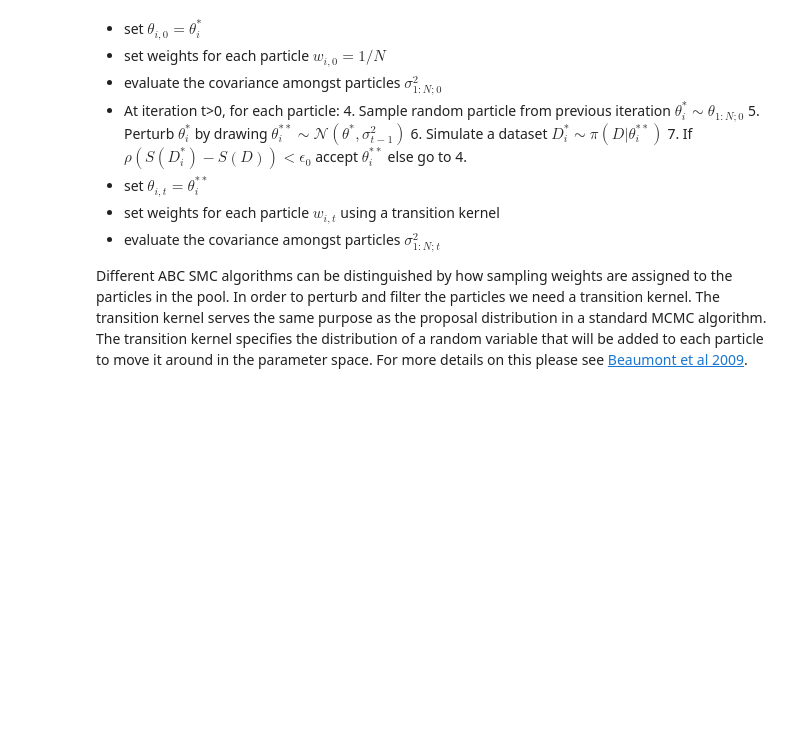
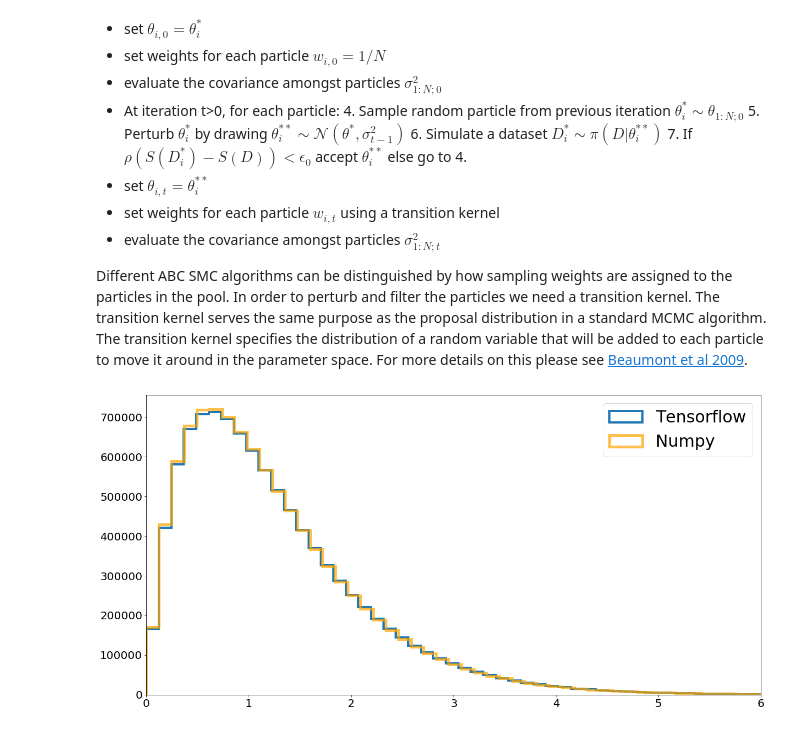
Before and after one commit to RogerMor/LMCpaper, a Jupyter notebook: LMC-disk-simul-FirstVersionRoger_ACG.ipynb, the cells around one changed output. Saved outputs shown, nothing was run; the diff lists cells and outputs as text; code cells hidden in the pictures; blank space fills up the shorter version.

Commit message:
Update the scale length for the numpy gamma
Update the scale length for the numpy gamma funtion

```diff
--- a/LMC-disk-simul-FirstVersionRoger_ACG.ipynb
+++ b/LMC-disk-simul-FirstVersionRoger_ACG.ipynb
@@ -32,12 +32,12 @@ import tensorflow as tf
 print("Tensorflow version " + tf.__version__)
 
 
-#import tensorflow_probability as tfp
-#import matplotlib
+import tensorflow_probability as tfp
+import matplotlib
 #import matplotlib.pyplot as plt
 #matplotlib.use('Agg')
-#tfd = tfp.distributions
-#tfb = tfp.bijectors
+tfd = tfp.distributions
+tfb = tfp.bijectors
 
 from tensorflow.python.ops import math_ops
 from tensorflow.python.ops import array_ops
@@ -588,3 +588,19 @@ MCMC algorithm. The transition kernel specifies the distribution of a random var
 be added to each particle to move it around in the parameter space.
 For more details on this please see
 [Beaumont et al 2009]( https://arxiv.org/abs/0805.2256).
+# %%
+r1 = tfd.Gamma(concentration=2, rate=1.6).sample(10000000 )
+r2 =np.random.gamma(shape = 2,scale = 1/1.6, size = 10000000)
+# %%
+%matplotlib inline
+import matplotlib.pyplot as plt
+plt.figure(figsize=(20,10))
+plt.hist(r1,bins=100,histtype="step",lw=4,label="Tensorflow")
+plt.hist(r2,bins=100,color="orange",alpha=0.7,histtype="step",lw=5,label="Numpy")
+plt.xlim(0,6)
+plt.xticks(fontsize=20 )
+plt.yticks(fontsize=20 )
+plt.legend(fontsize=30)
+plt.show()
+# %% [output]
+[figure, added]
```
Also changed, not shown: parts of 3 cells of this notebook.
